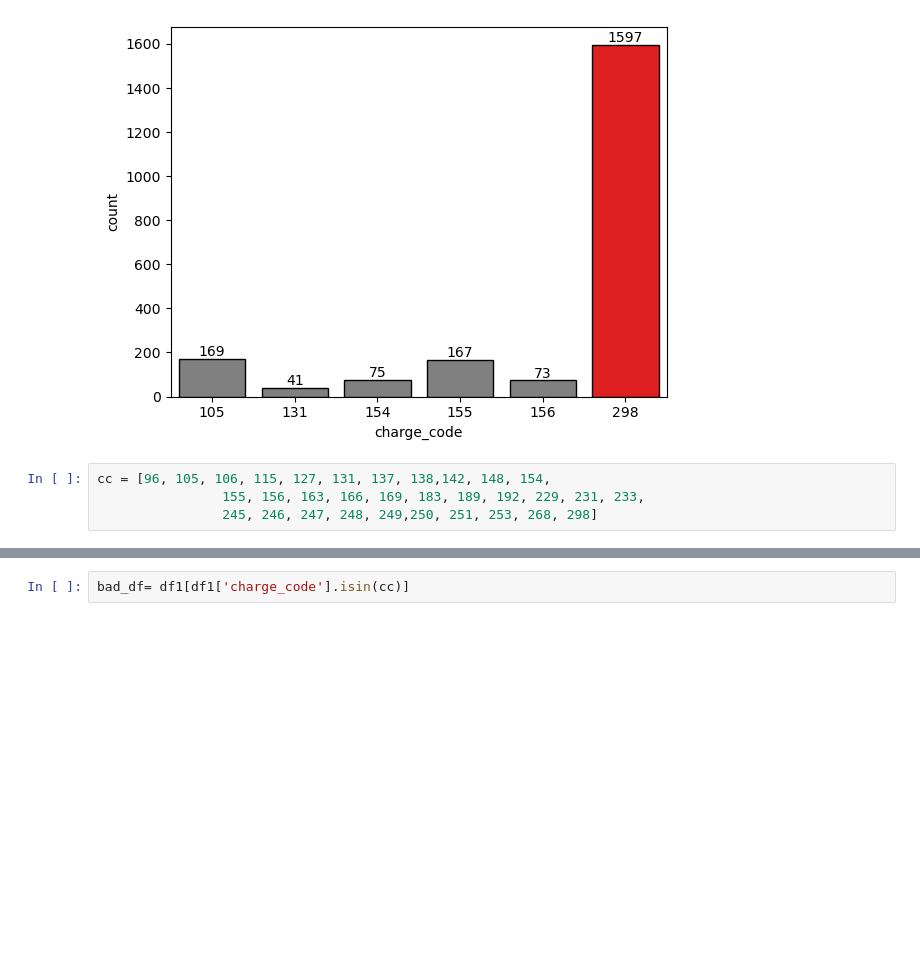
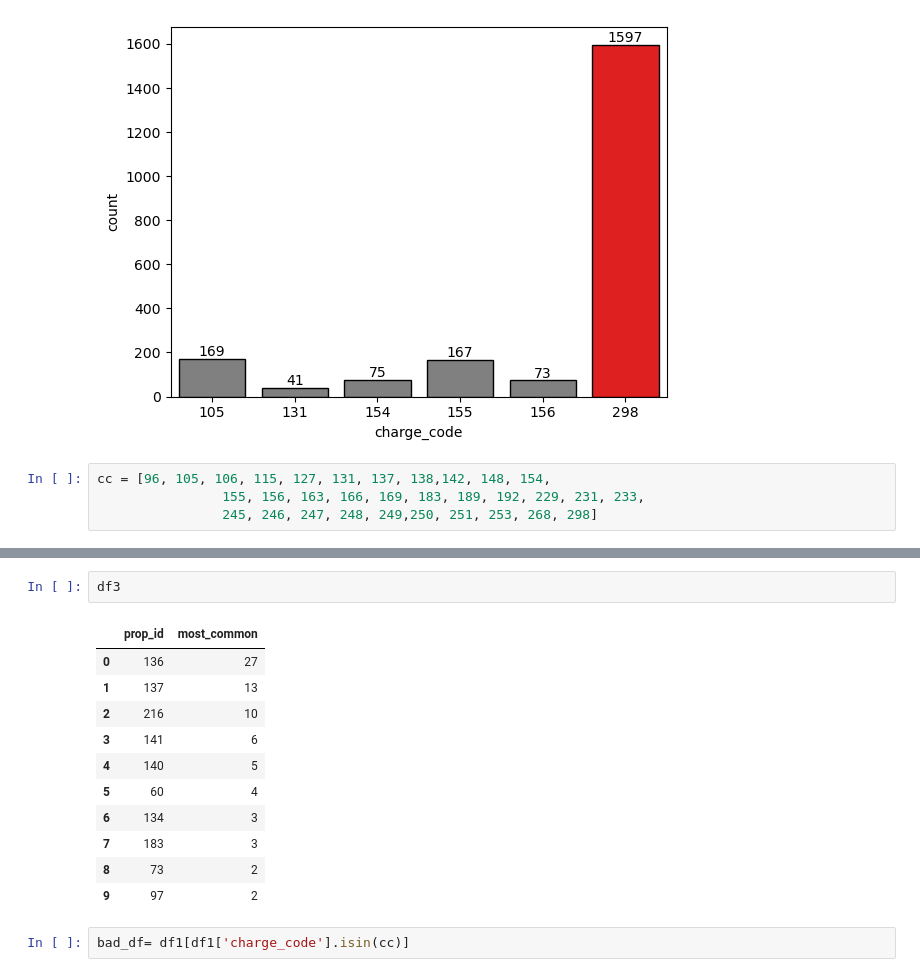
Before and after one commit to Project-DANE/DANE, a Jupyter notebook: e_workbook.ipynb, the cells around one changed output, grey strips where cells are left out. Cells and saved outputs as stored; diff of their text form; blank space fills up the shorter version.

```diff
--- a/e_workbook.ipynb
+++ b/e_workbook.ipynb
@@ -48,3 +90,17 @@ cc = [96, 105, 106, 115, 127, 131, 137, 138,142, 148, 154,
+# %%
+df3
+# %% [output]
+|  | prop_id | most_common |
+| 0 | 136 | 27 |
+| 1 | 137 | 13 |
+| 2 | 216 | 10 |
+| 3 | 141 | 6 |
+| 4 | 140 | 5 |
+| 5 | 60 | 4 |
+| 6 | 134 | 3 |
+| 7 | 183 | 3 |
+| 8 | 73 | 2 |
+| 9 | 97 | 2 |
 # %%
 bad_df= df1[df1['charge_code'].isin(cc)]
 # %%
```
Also changed, not shown: parts of 12 cells of this notebook.
